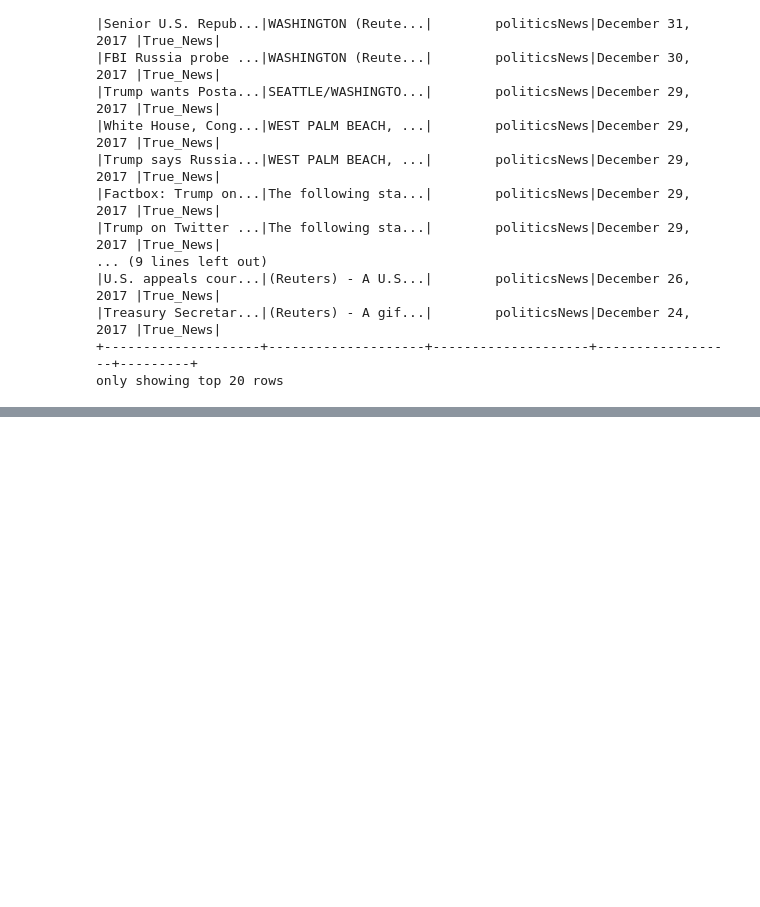
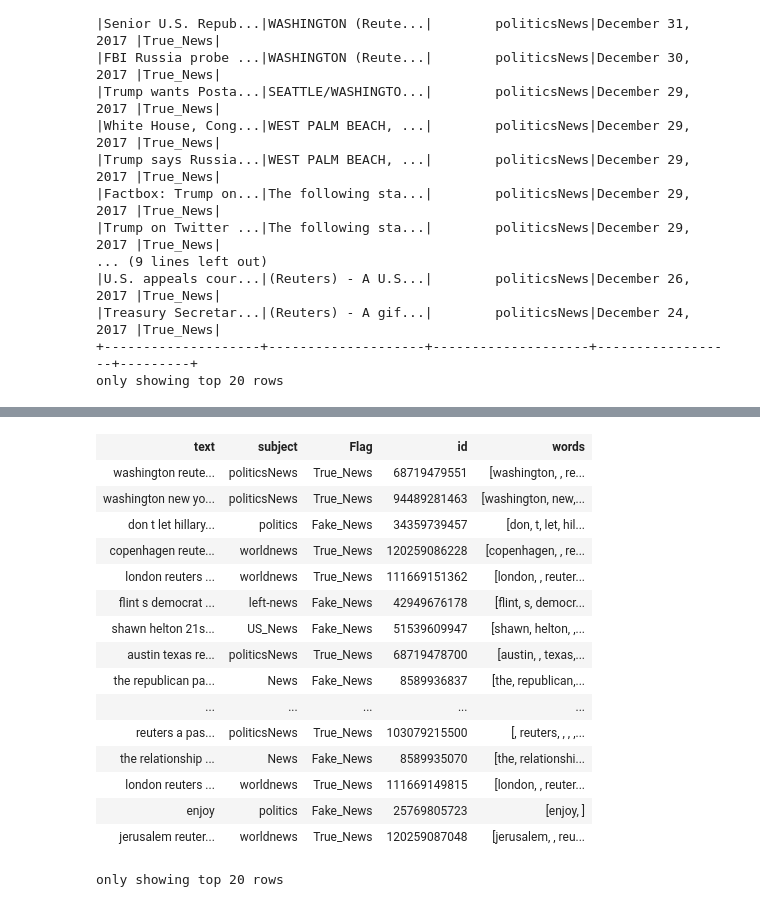
Before and after one commit to AkkiPooja/Fake-News-Detection-Data-Analysis, a Jupyter notebook: Fake-News-Detection-Algorithm.ipynb, the cells around one changed output, grey strips where cells are left out. Cells and saved outputs as stored; diff of their text form; code cells hidden in the pictures; blank space fills up the shorter version.

Commit message:
Analysis

```diff
--- a/Fake-News-Detection-Algorithm.ipynb
+++ b/Fake-News-Detection-Algorithm.ipynb
@@ -112,0 +213,5 @@ only showing top 20 rows
+# %%
+# Remove the title for analysis
+
+df_concat =  df_concat.drop(df_concat["title"])
+df_concat
@@ -112,0 +236,9 @@ only showing top 20 rows
+# %%
+# In order to avaoid the confusion convert everything to lowercase
+from pyspark.sql.functions import col, split, lower, regexp_replace, length
+
+df_concat = df_concat\
+.withColumn("text", regexp_replace(lower(col("text")), r"[^0-9a-z]", " "))\
+.where(length("text")>0)
+
+df_concat
@@ -112,0 +273,21 @@ only showing top 20 rows
+# %%
+df_concat = df_concat.withColumn('words',F.split(F.col('text'),' '))
+df_concat
+# %% [output]
+| text | subject | Flag | id | words |
+| washington reute... | politicsNews | True_News | 68719479551 | [washington, , re... |
+| washington new yo... | politicsNews | True_News | 94489281463 | [washington, new,... |
+| don t let hillary... | politics | Fake_News | 34359739457 | [don, t, let, hil... |
+| copenhagen reute... | worldnews | True_News | 120259086228 | [copenhagen, , re... |
+| london reuters ... | worldnews | True_News | 111669151362 | [london, , reuter... |
+| flint s democrat ... | left-news | Fake_News | 42949676178 | [flint, s, democr... |
+| shawn helton 21s... | US_News | Fake_News | 51539609947 | [shawn, helton, ,... |
+| austin texas re... | politicsNews | True_News | 68719478700 | [austin, , texas,... |
+| the republican pa... | News | Fake_News | 8589936837 | [the, republican,... |
+| ... | ... | ... | ... | ... |
+| reuters a pas... | politicsNews | True_News | 103079215500 | [, reuters, , , ,... |
+| the relationship ... | News | Fake_News | 8589935070 | [the, relationshi... |
+| london reuters ... | worldnews | True_News | 111669149815 | [london, , reuter... |
+| enjoy | politics | Fake_News | 25769805723 | [enjoy, ] |
+| jerusalem reuter... | worldnews | True_News | 120259087048 | [jerusalem, , reu... |
+only showing top 20 rows
```
Also changed, not shown: parts of 18 cells of this notebook, 2 other files.
